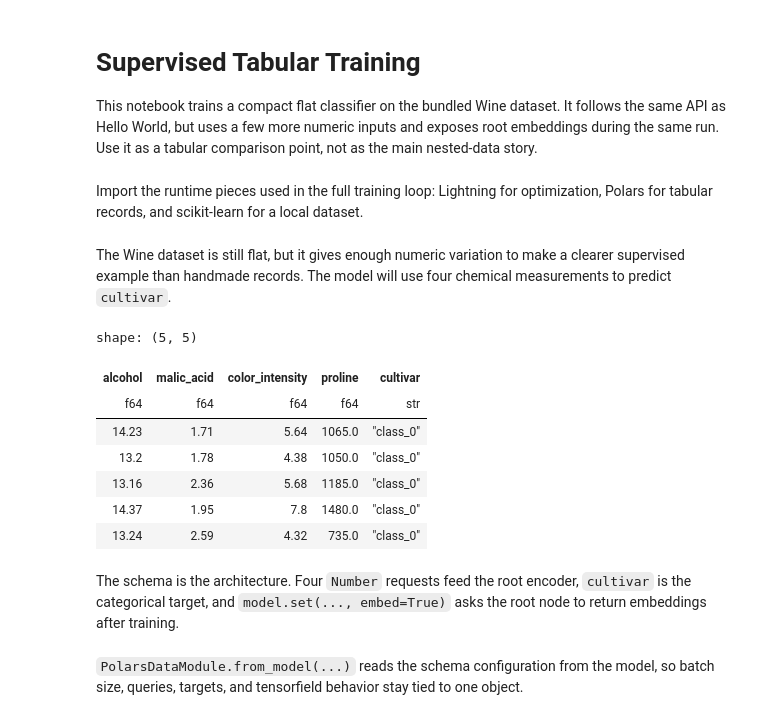
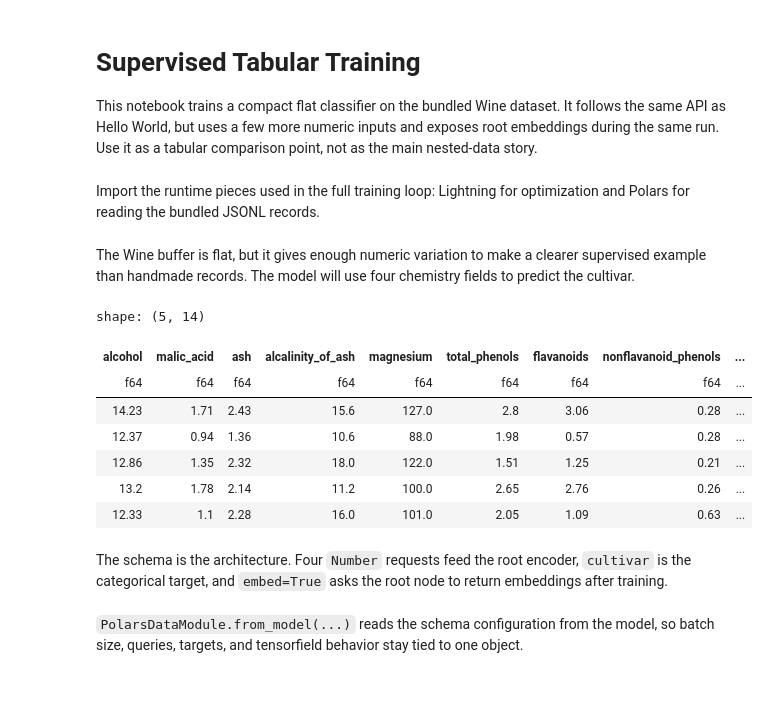
Before and after one commit to json2vec/json2vec, a Jupyter notebook: docs/tutorials/supervised-tabular-training.ipynb, the cells around one changed output. Cells and saved outputs as stored; diff of their text form; code cells hidden in the pictures; blank space fills up the shorter version.

Commit message:
Use hardcoded data for docs

```diff
--- a/docs/tutorials/supervised-tabular-training.ipynb
+++ b/docs/tutorials/supervised-tabular-training.ipynb
@@ -3,7 +3,7 @@
 
 This notebook trains a compact flat classifier on the bundled Wine dataset. It follows the same API as Hello World, but uses a few more numeric inputs and exposes root embeddings during the same run. Use it as a tabular comparison point, not as the main nested-data story.
 # %% [markdown]
-Import the runtime pieces used in the full training loop: Lightning for optimization, Polars for tabular records, and scikit-learn for a local dataset.
+Import the runtime pieces used in the full training loop: Lightning for optimization and Polars for reading the bundled JSONL records.
 # %%
 import contextlib
 import io
@@ -20,36 +19,22 @@ import json2vec as j2v
 
 logger.remove()
 # %% [markdown]
-The Wine dataset is still flat, but it gives enough numeric variation to make a clearer supervised example than handmade records. The model will use four chemical measurements to predict `cultivar`.
+The Wine buffer is flat, but it gives enough numeric variation to make a clearer supervised example than handmade records. The model will use four chemistry fields to predict the cultivar.
 # %%
-wine = load_wine()
-indices = []
-for target_id in range(len(wine.target_names)):
-    indices.extend(index for index, target in enumerate(wine.target) if target == target_id)
-indices = indices[:48]
-
-records = pl.DataFrame(
-    {
-        "alcohol": wine.data[indices, 0].tolist(),
-        "malic_acid": wine.data[indices, 1].tolist(),
-        "color_intensity": wine.data[indices, 9].tolist(),
-        "proline": wine.data[indices, 12].tolist(),
-        "cultivar": [wine.target_names[index] for index in wine.target[indices]],
-    }
-)
+records = pl.read_ndjson("docs/data/wine.jsonl").head(48)
 
 records.head()
 # %% [output]
-shape: (5, 5)
+shape: (5, 14)
-| alcohol | malic_acid | color_intensity | proline | cultivar |
-| f64 | f64 | f64 | f64 | str |
-| 14.23 | 1.71 | 5.64 | 1065.0 | "class_0" |
-| 13.2 | 1.78 | 4.38 | 1050.0 | "class_0" |
-| 13.16 | 2.36 | 5.68 | 1185.0 | "class_0" |
-| 14.37 | 1.95 | 7.8 | 1480.0 | "class_0" |
-| 13.24 | 2.59 | 4.32 | 735.0 | "class_0" |
+| alcohol | malic_acid | ash | alcalinity_of_ash | magnesium | total_phenols | flavanoids | nonflavanoid_phenols | ... |
+| f64 | f64 | f64 | f64 | f64 | f64 | f64 | f64 | ... |
+| 14.23 | 1.71 | 2.43 | 15.6 | 127.0 | 2.8 | 3.06 | 0.28 | ... |
+| 12.37 | 0.94 | 1.36 | 10.6 | 88.0 | 1.98 | 0.57 | 0.28 | ... |
+| 12.86 | 1.35 | 2.32 | 18.0 | 122.0 | 1.51 | 1.25 | 0.21 | ... |
+| 13.2 | 1.78 | 2.14 | 11.2 | 100.0 | 2.65 | 2.76 | 0.26 | ... |
+| 12.33 | 1.1 | 2.28 | 16.0 | 101.0 | 2.05 | 1.09 | 0.63 | ... |
 # %% [markdown]
-The schema is the architecture. Four `Number` requests feed the root encoder, `cultivar` is the categorical target, and `model.set(..., embed=True)` asks the root node to return embeddings after training.
+The schema is the architecture. Four `Number` requests feed the root encoder, `cultivar` is the categorical target, and `embed=True` asks the root node to return embeddings after training.
 # %%
 model = j2v.Model.from_schema(
     j2v.Number("alcohol"),
```
Also changed, not shown: parts of 4 cells of this notebook, 23 other files.
